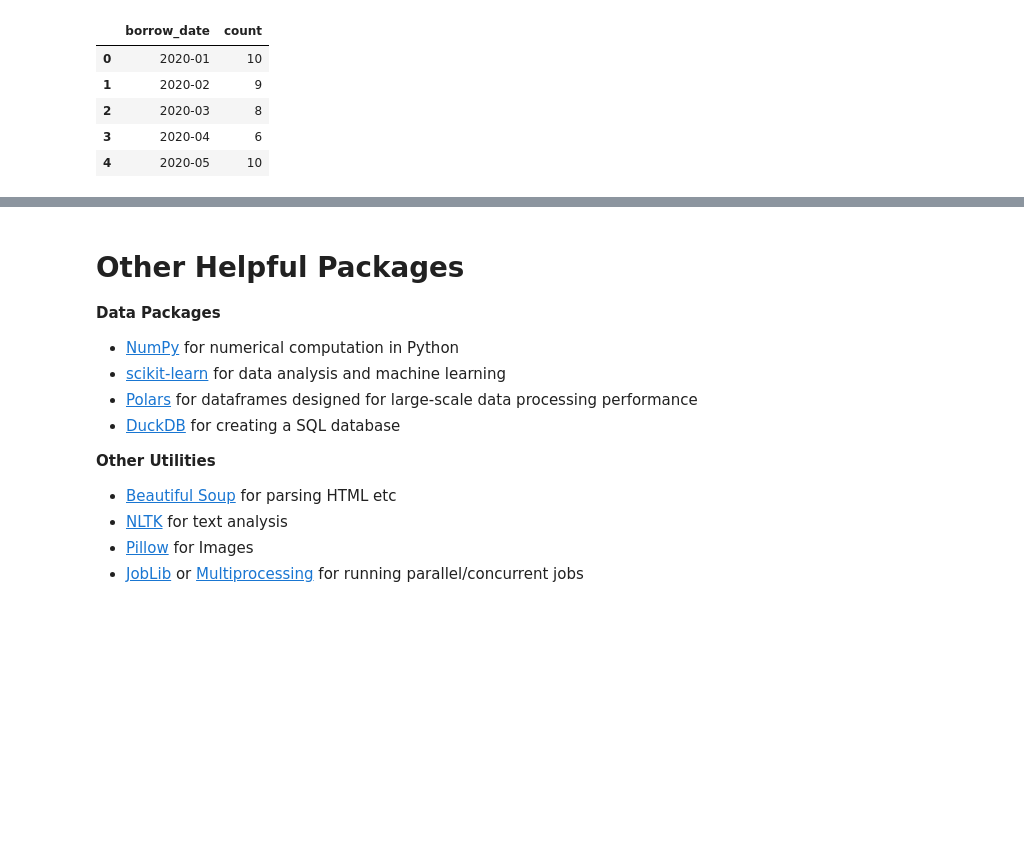
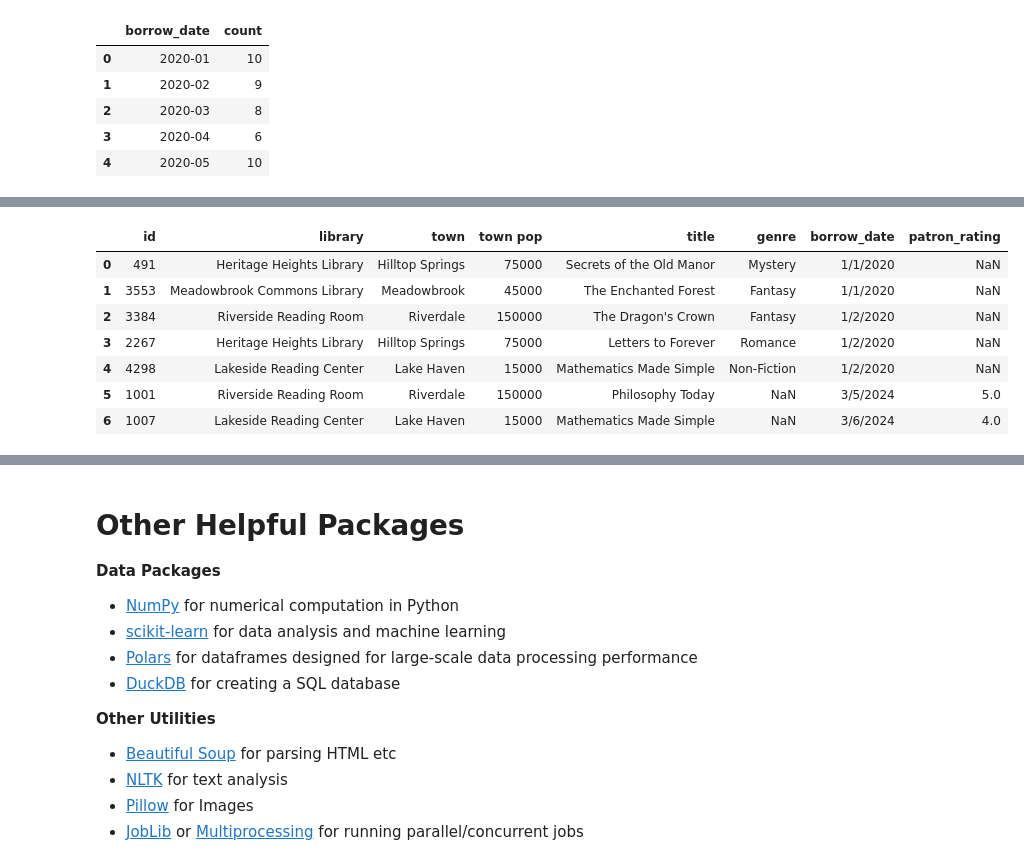
Before and after one commit to UNC-Libraries-data/Python, a Jupyter notebook: Data/Data.ipynb, the cells around one changed output, grey strips where cells are left out. Cells and saved outputs as stored; diff of their text form; code cells hidden in the pictures; blank space fills up the shorter version.

```diff
--- a/Data/Data.ipynb
+++ b/Data/Data.ipynb
@@ -728,0 +813,12 @@ show(p)
+# %%
+mixed_concat = pd.concat([jan_borrows,march_borrows], axis=0, ignore_index=True)
+mixed_concat
+# %% [output]
+|  | id | library | town | town pop | title | genre | borrow_date | patron_rating |
+| 0 | 491 | Heritage Heights Library | Hilltop Springs | 75000 | Secrets of the Old Manor | Mystery | 1/1/2020 | NaN |
+| 1 | 3553 | Meadowbrook Commons Library | Meadowbrook | 45000 | The Enchanted Forest | Fantasy | 1/1/2020 | NaN |
+| 2 | 3384 | Riverside Reading Room | Riverdale | 150000 | The Dragon's Crown | Fantasy | 1/2/2020 | NaN |
+| 3 | 2267 | Heritage Heights Library | Hilltop Springs | 75000 | Letters to Forever | Romance | 1/2/2020 | NaN |
+| 4 | 4298 | Lakeside Reading Center | Lake Haven | 15000 | Mathematics Made Simple | Non-Fiction | 1/2/2020 | NaN |
+| 5 | 1001 | Riverside Reading Room | Riverdale | 150000 | Philosophy Today | NaN | 3/5/2024 | 5.0 |
+| 6 | 1007 | Lakeside Reading Center | Lake Haven | 15000 | Mathematics Made Simple | NaN | 3/6/2024 | 4.0 |
```
Also changed, not shown: parts of 65 cells of this notebook, 1 other file.
